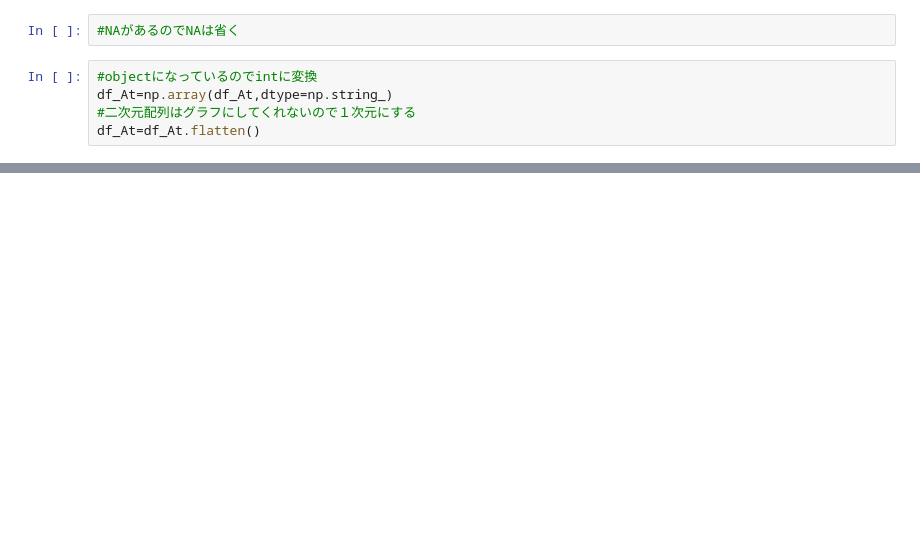
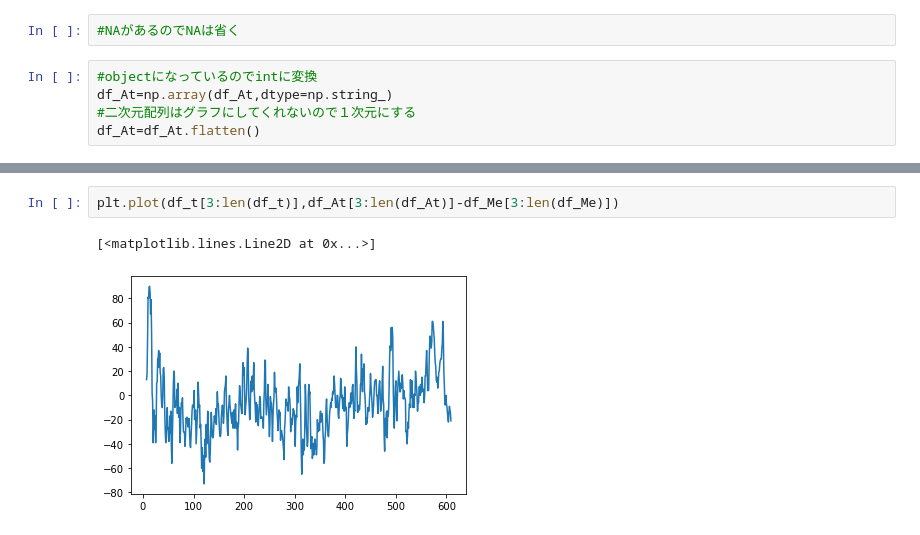
Before and after one commit to renhalo/reserchinchin, a Jupyter notebook: EEG_part2.ipynb, the cells around one changed output, grey strips where cells are left out. Cells and saved outputs as stored; diff of their text form; blank space fills up the shorter version.

```diff
--- a/EEG_part2.ipynb
+++ b/EEG_part2.ipynb
@@ -103,0 +128,5 @@ plt.plot(df_t[3:len(df_t)],df_At[3:len(df_At)])
+# %%
+plt.plot(df_t[3:len(df_t)],df_At[3:len(df_At)]-df_Me[3:len(df_Me)])
+# %% [output]
+[<matplotlib.lines.Line2D at 0x...>]
+[figure, added]
```
Also changed, not shown: parts of 12 cells of this notebook, 2 other files.
